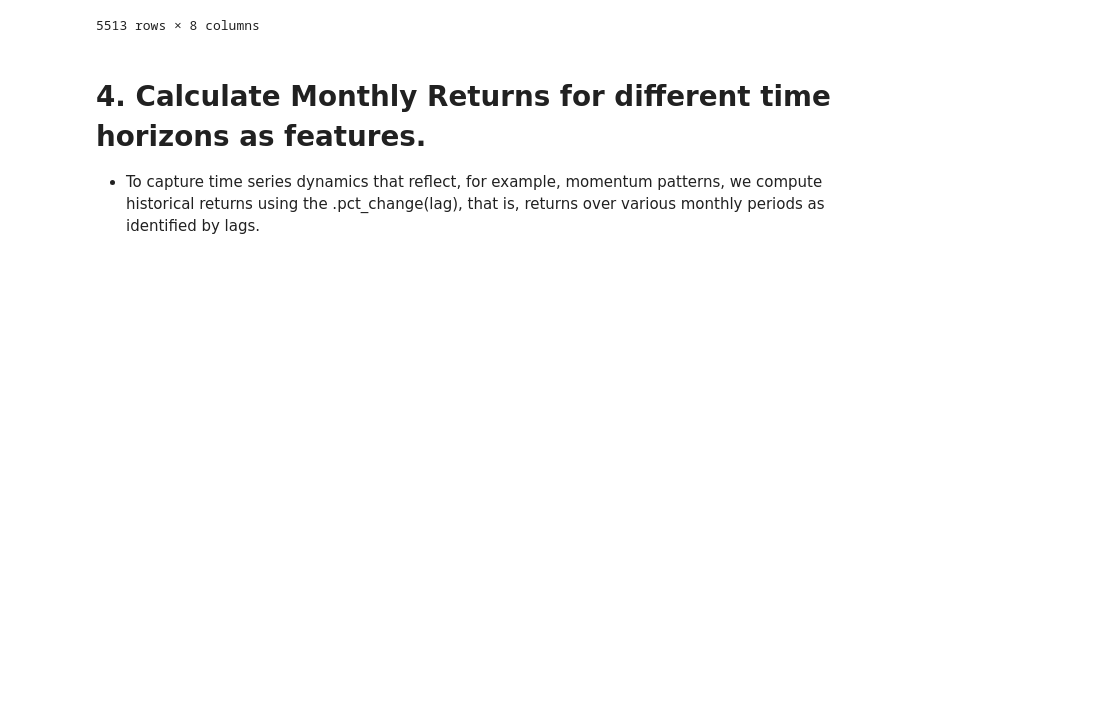
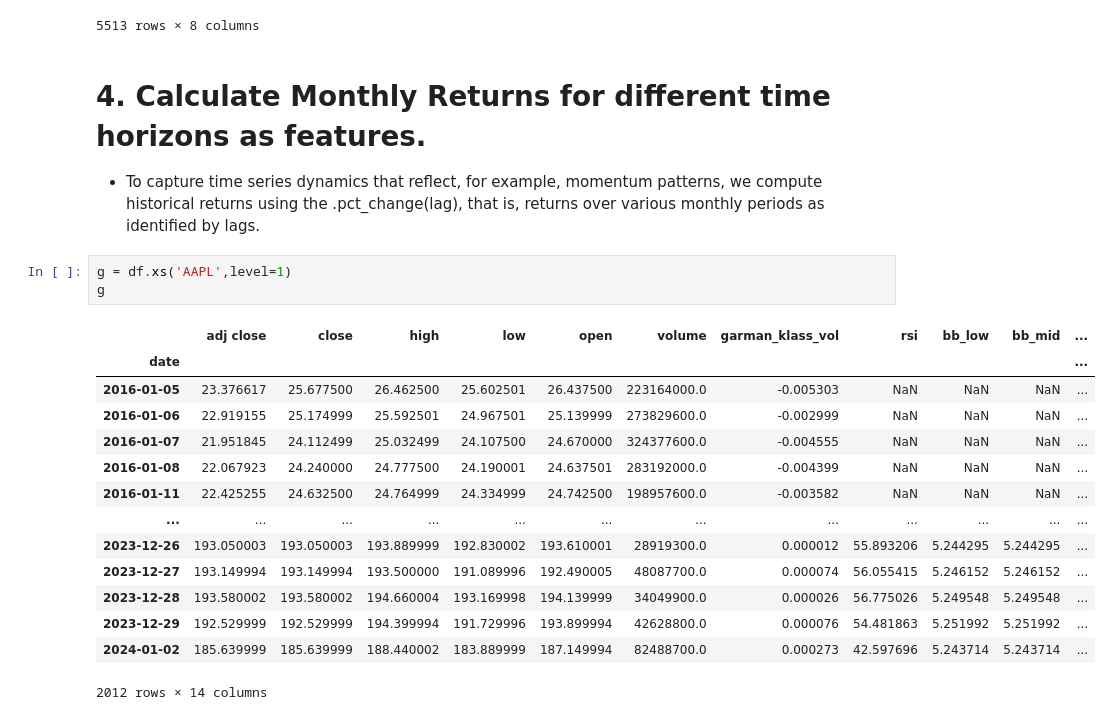
Before and after one commit to Rolland306/QuantProjects, a Jupyter notebook: algo_trading1.ipynb, the cells around one changed output. Drawn from its saved outputs; the diff is of its cells as text; blank space fills up the shorter version.

```diff
--- a/algo_trading1.ipynb
+++ b/algo_trading1.ipynb
@@ -410,3 +408,21 @@ data
 
  - To capture time series dynamics that reflect, for example, momentum patterns, we compute historical returns using the .pct_change(lag), that is,
    returns over various monthly periods as identified by lags.
+# %%
+g = df.xs('AAPL',level=1)
+g
+# %% [output]
+|  | adj close | close | high | low | open | volume | garman_klass_vol | rsi | bb_low | bb_mid | ... |
+| date |  |  |  |  |  |  |  |  |  |  | ... |
+| 2016-01-05 | 23.376617 | 25.677500 | 26.462500 | 25.602501 | 26.437500 | 223164000.0 | -0.005303 | NaN | NaN | NaN | ... |
+| 2016-01-06 | 22.919155 | 25.174999 | 25.592501 | 24.967501 | 25.139999 | 273829600.0 | -0.002999 | NaN | NaN | NaN | ... |
+| 2016-01-07 | 21.951845 | 24.112499 | 25.032499 | 24.107500 | 24.670000 | 324377600.0 | -0.004555 | NaN | NaN | NaN | ... |
+| 2016-01-08 | 22.067923 | 24.240000 | 24.777500 | 24.190001 | 24.637501 | 283192000.0 | -0.004399 | NaN | NaN | NaN | ... |
+| 2016-01-11 | 22.425255 | 24.632500 | 24.764999 | 24.334999 | 24.742500 | 198957600.0 | -0.003582 | NaN | NaN | NaN | ... |
+| ... | ... | ... | ... | ... | ... | ... | ... | ... | ... | ... | ... |
+| 2023-12-26 | 193.050003 | 193.050003 | 193.889999 | 192.830002 | 193.610001 | 28919300.0 | 0.000012 | 55.893206 | 5.244295 | 5.244295 | ... |
+| 2023-12-27 | 193.149994 | 193.149994 | 193.500000 | 191.089996 | 192.490005 | 48087700.0 | 0.000074 | 56.055415 | 5.246152 | 5.246152 | ... |
+| 2023-12-28 | 193.580002 | 193.580002 | 194.660004 | 193.169998 | 194.139999 | 34049900.0 | 0.000026 | 56.775026 | 5.249548 | 5.249548 | ... |
+| 2023-12-29 | 192.529999 | 192.529999 | 194.399994 | 191.729996 | 193.899994 | 42628800.0 | 0.000076 | 54.481863 | 5.251992 | 5.251992 | ... |
+| 2024-01-02 | 185.639999 | 185.639999 | 188.440002 | 183.889999 | 187.149994 | 82488700.0 | 0.000273 | 42.597696 | 5.243714 | 5.243714 | ... |
+2012 rows × 14 columns
```
Also changed, not shown: parts of 17 cells of this notebook.
